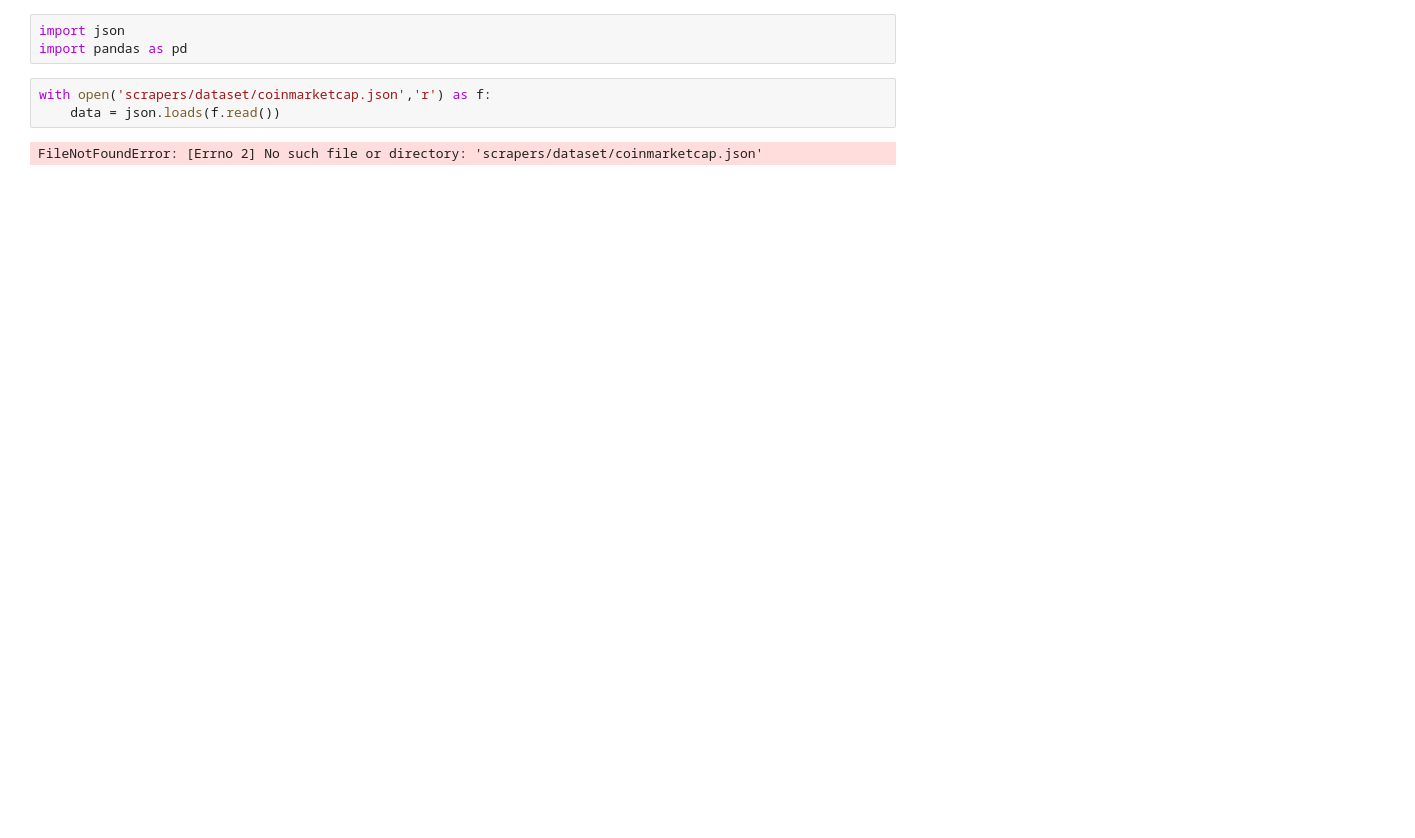
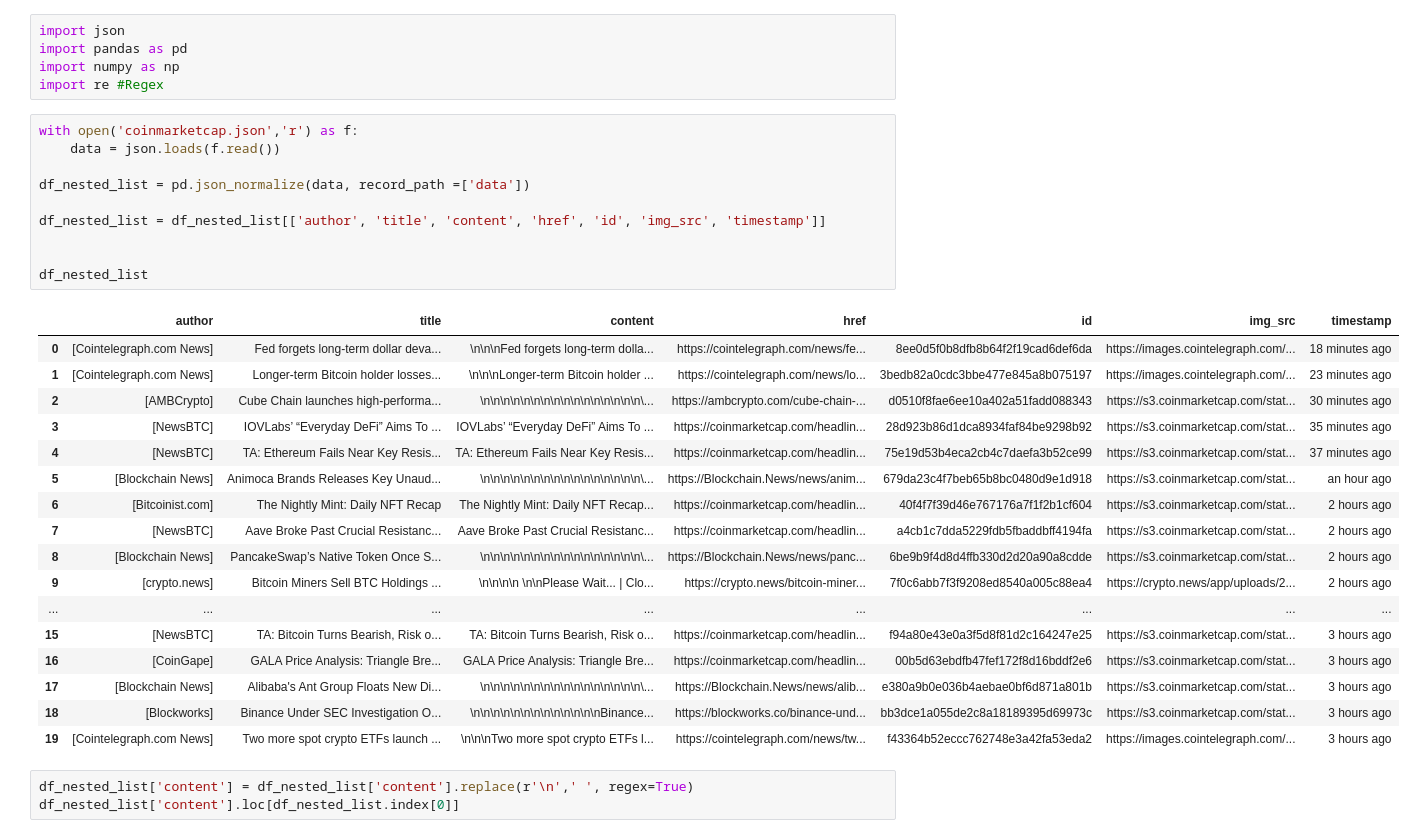
Before and after one commit to chungquantin/knowledge-of-all-kind, a Jupyter notebook: scrapers/dataset/main.ipynb, the cells around one changed output. Drawn from its saved outputs; the diff is of its cells as text; blank space fills up the shorter version.

Commit message:
sanitize+tokenize

```diff
--- a/scrapers/dataset/main.ipynb
+++ b/scrapers/dataset/main.ipynb
@@ -1,8 +1,36 @@
 # %%
 import json
 import pandas as pd
+import numpy as np
+import re #Regex
 # %%
-with open('scrapers/dataset/coinmarketcap.json','r') as f:
+with open('coinmarketcap.json','r') as f:
     data = json.loads(f.read())
+
+df_nested_list = pd.json_normalize(data, record_path =['data'])
+
+df_nested_list = df_nested_list[['author', 'title', 'content', 'href', 'id', 'img_src', 'timestamp']]
+
+
+df_nested_list
 # %% [output]
-FileNotFoundError: [Errno 2] No such file or directory: 'scrapers/dataset/coinmarketcap.json'
+|  | author | title | content | href | id | img_src | timestamp |
+| 0 | [Cointelegraph.com News] | Fed forgets long-term dollar deva... | \n\n\nFed forgets long-term dolla... | https://cointelegraph.com/news/fe... | 8ee0d5f0b8dfb8b64f2f19cad6def6da | https://images.cointelegraph.com/... | 18 minutes ago |
+| 1 | [Cointelegraph.com News] | Longer-term Bitcoin holder losses... | \n\n\nLonger-term Bitcoin holder ... | https://cointelegraph.com/news/lo... | 3bedb82a0cdc3bbe477e845a8b075197 | https://images.cointelegraph.com/... | 23 minutes ago |
+| 2 | [AMBCrypto] | Cube Chain launches high-performa... | \n\n\n\n\n\n\n\n\n\n\n\n\n\n\n\n\... | https://ambcrypto.com/cube-chain-... | d0510f8fae6ee10a402a51fadd088343 | https://s3.coinmarketcap.com/stat... | 30 minutes ago |
+| 3 | [NewsBTC] | IOVLabs’ “Everyday DeFi” Aims To ... | IOVLabs’ “Everyday DeFi” Aims To ... | https://coinmarketcap.com/headlin... | 28d923b86d1dca8934faf84be9298b92 | https://s3.coinmarketcap.com/stat... | 35 minutes ago |
+| 4 | [NewsBTC] | TA: Ethereum Fails Near Key Resis... | TA: Ethereum Fails Near Key Resis... | https://coinmarketcap.com/headlin... | 75e19d53b4eca2cb4c7daefa3b52ce99 | https://s3.coinmarketcap.com/stat... | 37 minutes ago |
+| 5 | [Blockchain News] | Animoca Brands Releases Key Unaud... | \n\n\n\n\n\n\n\n\n\n\n\n\n\n\n\n\... | https://Blockchain.News/news/anim... | 679da23c4f7beb65b8bc0480d9e1d918 | https://s3.coinmarketcap.com/stat... | an hour ago |
+| 6 | [Bitcoinist.com] | The Nightly Mint: Daily NFT Recap | The Nightly Mint: Daily NFT Recap... | https://coinmarketcap.com/headlin... | 40f4f7f39d46e767176a7f1f2b1cf604 | https://s3.coinmarketcap.com/stat... | 2 hours ago |
+| 7 | [NewsBTC] | Aave Broke Past Crucial Resistanc... | Aave Broke Past Crucial Resistanc... | https://coinmarketcap.com/headlin... | a4cb1c7dda5229fdb5fbaddbff4194fa | https://s3.coinmarketcap.com/stat... | 2 hours ago |
+| 8 | [Blockchain News] | PancakeSwap’s Native Token Once S... | \n\n\n\n\n\n\n\n\n\n\n\n\n\n\n\n\... | https://Blockchain.News/news/panc... | 6be9b9f4d8d4ffb330d2d20a90a8cdde | https://s3.coinmarketcap.com/stat... | 2 hours ago |
+| 9 | [crypto.news] | Bitcoin Miners Sell BTC Holdings ... | \n\n\n\n \n\nPlease Wait... | Clo... | https://crypto.news/bitcoin-miner... | 7f0c6abb7f3f9208ed8540a005c88ea4 | https://crypto.news/app/uploads/2... | 2 hours ago |
+| ... | ... | ... | ... | ... | ... | ... | ... |
+| 15 | [NewsBTC] | TA: Bitcoin Turns Bearish, Risk o... | TA: Bitcoin Turns Bearish, Risk o... | https://coinmarketcap.com/headlin... | f94a80e43e0a3f5d8f81d2c164247e25 | https://s3.coinmarketcap.com/stat... | 3 hours ago |
+| 16 | [CoinGape] | GALA Price Analysis: Triangle Bre... | GALA Price Analysis: Triangle Bre... | https://coinmarketcap.com/headlin... | 00b5d63ebdfb47fef172f8d16bddf2e6 | https://s3.coinmarketcap.com/stat... | 3 hours ago |
+| 17 | [Blockchain News] | Alibaba's Ant Group Floats New Di... | \n\n\n\n\n\n\n\n\n\n\n\n\n\n\n\n\... | https://Blockchain.News/news/alib... | e380a9b0e036b4aebae0bf6d871a801b | https://s3.coinmarketcap.com/stat... | 3 hours ago |
+| 18 | [Blockworks] | Binance Under SEC Investigation O... | \n\n\n\n\n\n\n\n\n\n\n\n\nBinance... | https://blockworks.co/binance-und... | bb3dce1a055de2c8a18189395d69973c | https://s3.coinmarketcap.com/stat... | 3 hours ago |
+| 19 | [Cointelegraph.com News] | Two more spot crypto ETFs launch ... | \n\n\nTwo more spot crypto ETFs l... | https://cointelegraph.com/news/tw... | f43364b52eccc762748e3a42fa53eda2 | https://images.cointelegraph.com/... | 3 hours ago |
+# %%
+df_nested_list['content'] = df_nested_list['content'].replace(r'\n',' ', regex=True)
+df_nested_list['content'].loc[df_nested_list.index[0]]
```
Also changed, not shown: parts of 1 cell of this notebook.
